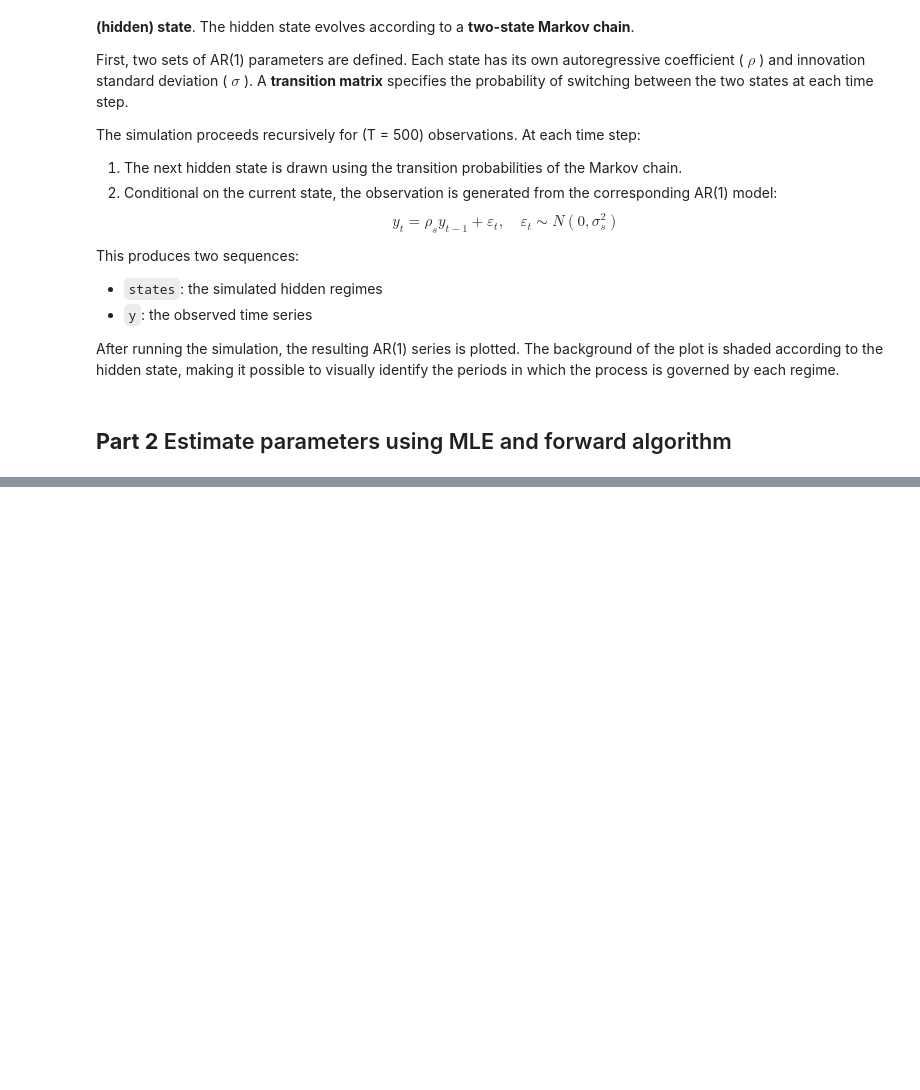
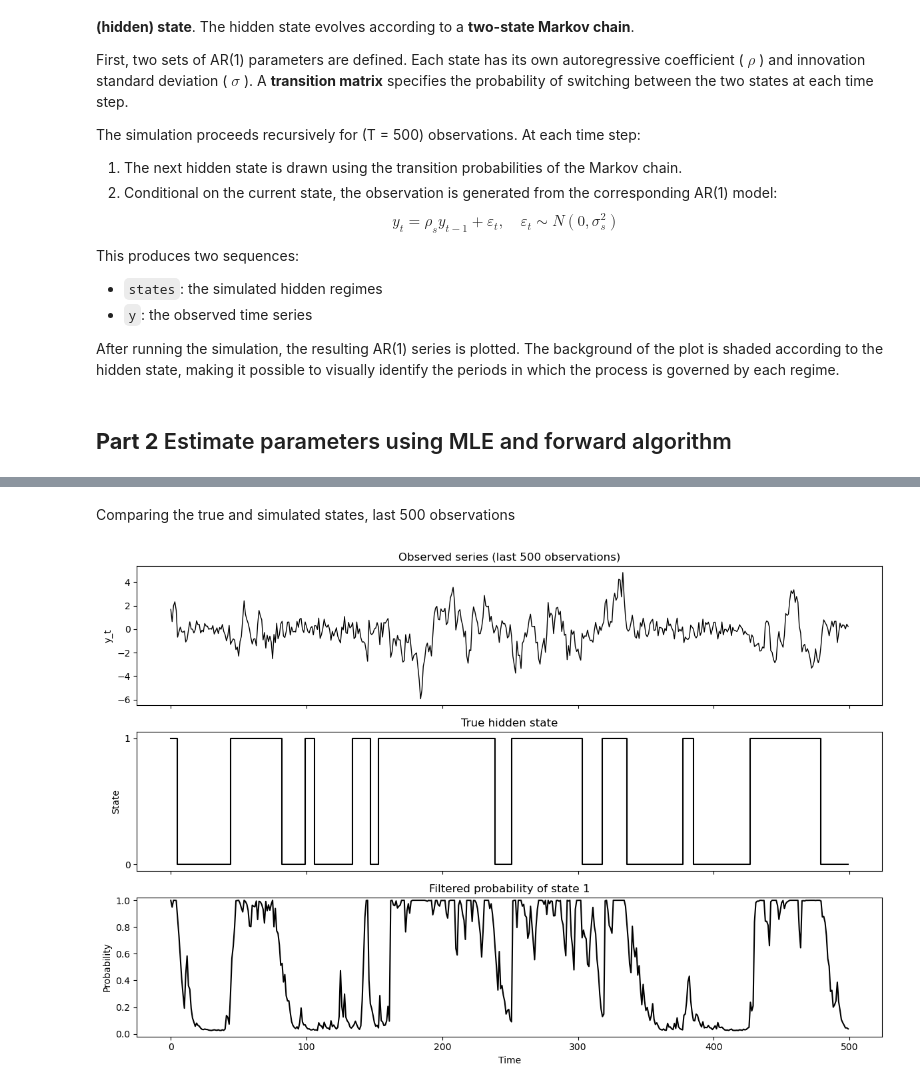
Before and after one commit to aadnerol/STK-MAT2011, a Jupyter notebook: code/notebooks/HMM_testing_gudmund.ipynb, the cells around one changed output, grey strips where cells are left out. Drawn from its saved outputs; the diff is of its cells as text; code cells hidden in the pictures; blank space fills up the shorter version.

Commit message:
Estimated HMM AR model with simulated data

```diff
--- a/code/notebooks/HMM_testing_gudmund.ipynb
+++ b/code/notebooks/HMM_testing_gudmund.ipynb
@@ -121,0 +209,45 @@ After running the simulation, the resulting AR(1) series is plotted. The backgro
+# %% [markdown]
+Comparing the true and simulated states, last 500 observations
+# %%
+n_plot = 500
+idx = slice(-n_plot, None)
+y_plot = y[idx]
+states_plot = states[idx]
+alpha_hat, _, _ = forward_algorithm(
+    y=y,
+    beta1=params_hat["beta1"],
+    beta2=params_hat["beta2"],
+    sigma1=params_hat["sigma1"],
+    sigma2=params_hat["sigma2"],
+    p11=params_hat["p11"],
+    p22=params_hat["p22"]
+)
+probs_hat = filtered_probs(alpha_hat)
+probs_plot = probs_hat[idx]
+# %%
+import matplotlib.pyplot as plt
+
+fig, axes = plt.subplots(3, 1, figsize=(12, 8), sharex=True)
+
+# Observed series
+axes[0].plot(y_plot, color="black", linewidth=1)
+axes[0].set_title("Observed series (last 500 observations)")
+axes[0].set_ylabel("y_t")
+
+# True hidden state
+axes[1].step(range(n_plot), states_plot, where="post", color="black")
+axes[1].set_title("True hidden state")
+axes[1].set_ylabel("State")
+axes[1].set_yticks([0, 1])
+
+# Filtered probability
+axes[2].plot(probs_plot[:, 1], color="black", linewidth=1.5)
+axes[2].set_title("Filtered probability of state 1")
+axes[2].set_ylabel("Probability")
+axes[2].set_xlabel("Time")
+axes[2].set_ylim(-0.02, 1.02)
+
+plt.tight_layout()
+plt.show()
+# %% [output]
+[figure, added]
```
Also changed, not shown: parts of 11 cells of this notebook.
